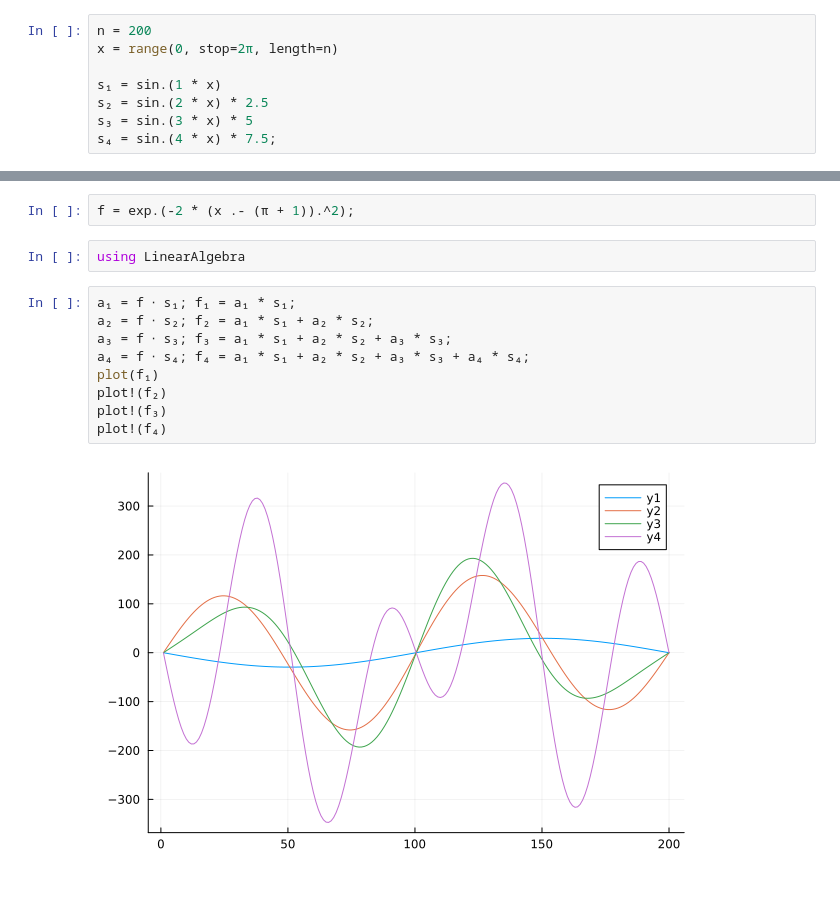
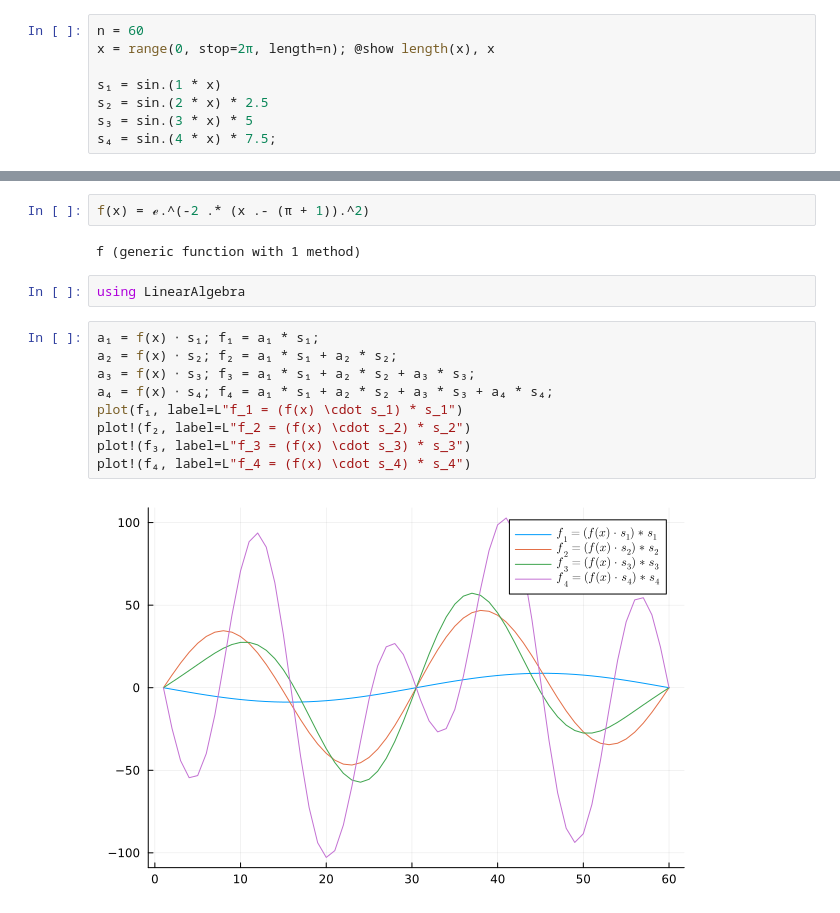
Before and after one commit to setrar/dsp, a Jupyter notebook: courses/kutz/_12/fourier_approximation.jl.ipynb, the cells around one changed output, grey strips where cells are left out. Drawn from its saved outputs; the diff is of its cells as text.

```diff
--- a/courses/kutz/_12/fourier_approximation.jl.ipynb
+++ b/courses/kutz/_12/fourier_approximation.jl.ipynb
@@ -3,6 +4,6 @@ using Plots
 # %%
-n = 200
-x = range(0, stop=2π, length=n)
+n = 60
+x = range(0, stop=2π, length=n); @show length(x), x
 
 s₁ = sin.(1 * x)
 s₂ = sin.(2 * x) * 2.5
@@ -30,18 +55,20 @@ display(fig₁)
 # %%
-f = exp.(-2 * (x .- (π + 1)).^2);
+f(x) = ℯ.^(-2 .* (x .- (π + 1)).^2)
+# %% [output]
+f (generic function with 1 method)
 # %%
 using LinearAlgebra
 # %%
-a₁ = f ⋅ s₁; f₁ = a₁ * s₁;
-a₂ = f ⋅ s₂; f₂ = a₁ * s₁ + a₂ * s₂;
-a₃ = f ⋅ s₃; f₃ = a₁ * s₁ + a₂ * s₂ + a₃ * s₃;
-a₄ = f ⋅ s₄; f₄ = a₁ * s₁ + a₂ * s₂ + a₃ * s₃ + a₄ * s₄;
-plot(f₁)
-plot!(f₂)
-plot!(f₃)
-plot!(f₄)
+a₁ = f(x) ⋅ s₁; f₁ = a₁ * s₁;
+a₂ = f(x) ⋅ s₂; f₂ = a₁ * s₁ + a₂ * s₂;
+a₃ = f(x) ⋅ s₃; f₃ = a₁ * s₁ + a₂ * s₂ + a₃ * s₃;
+a₄ = f(x) ⋅ s₄; f₄ = a₁ * s₁ + a₂ * s₂ + a₃ * s₃ + a₄ * s₄;
+plot(f₁, label=L"f_1 = (f(x) \cdot s_1) * s_1")
+plot!(f₂, label=L"f_2 = (f(x) \cdot s_2) * s_2")
+plot!(f₃, label=L"f_3 = (f(x) \cdot s_3) * s_3")
+plot!(f₄, label=L"f_4 = (f(x) \cdot s_4) * s_4")
 # %% [output]
-[figure, old version]
+[figure, new version]
 # %%
 # Create a figure with subplots
 fig = plot(layout=(3, 3), size=(800, 600))
```
Also changed, not shown: parts of 11 cells of this notebook.
